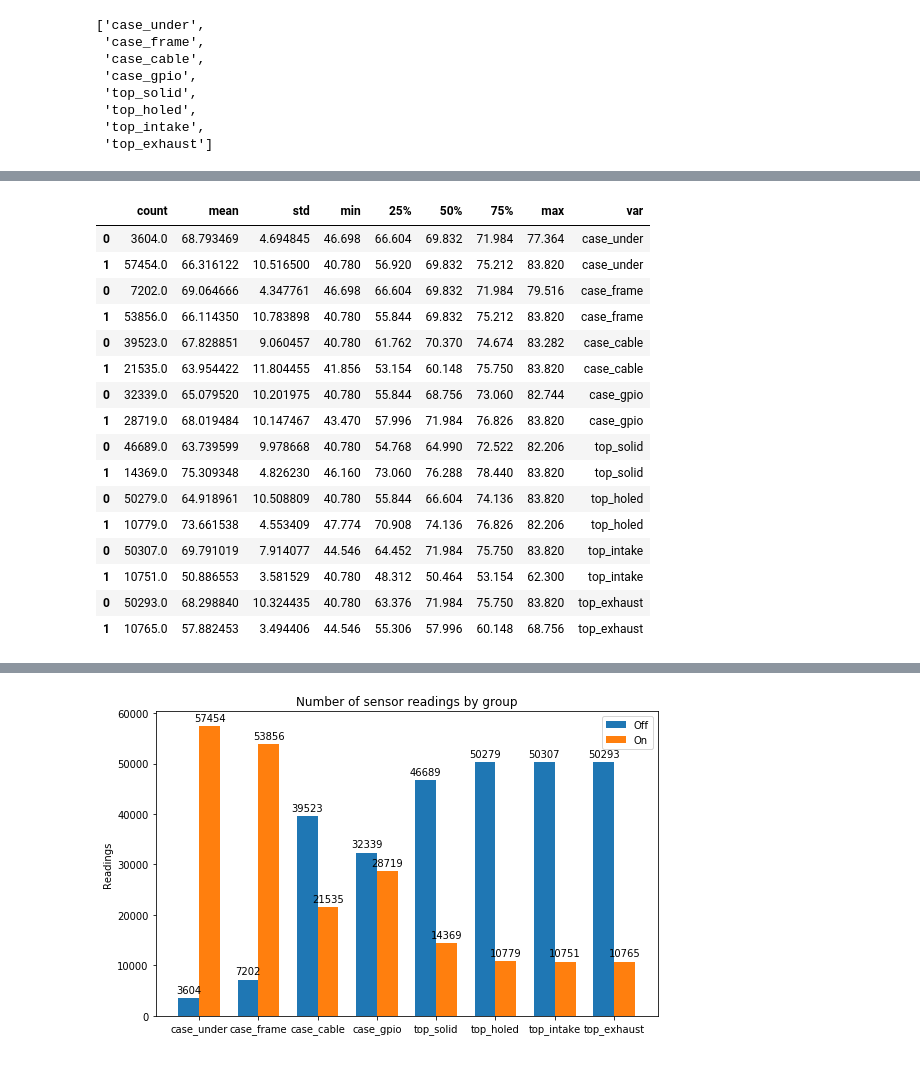
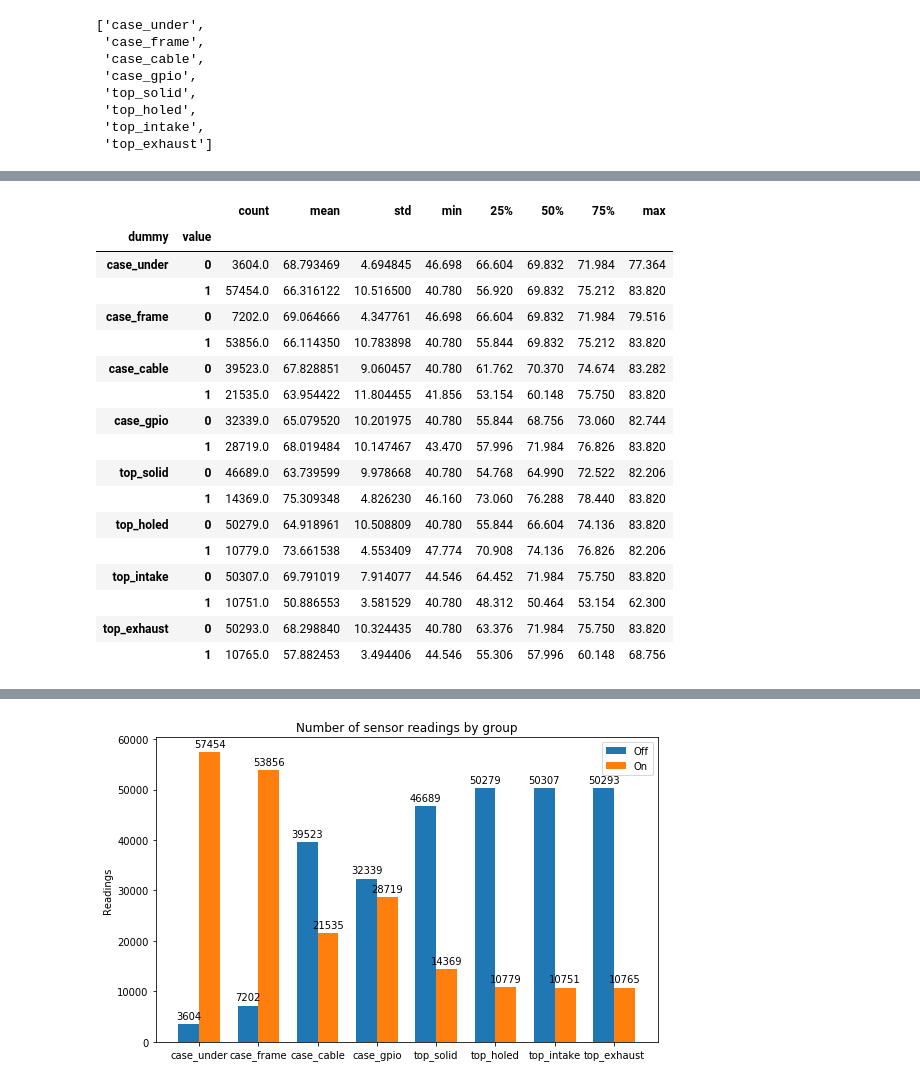
Before and after one commit to sjchiass/pitemp, a Jupyter notebook: 02_descriptive.ipynb, the cells around one changed output, grey strips where cells are left out. Drawn from its saved outputs; the diff is of its cells as text; code cells hidden in the pictures.

```diff
--- a/02_descriptive.ipynb
+++ b/02_descriptive.ipynb
@@ -55,21 +84,29 @@ In pandas this function is `.describe()`.
 # %%
-# Prettier print
-pd.concat([df.groupby(x)["temp"].describe().assign(var = x) for x in dummies])
+(
+    pd.concat(
+        [df.groupby(x)["temp"]
+         .describe()
+         .assign(dummy = x) for x in dummies])
+    .reset_index()
+    .rename({"index" : "value"}, axis=1)
+    .set_index(["dummy", "value"], drop=True) # Prettier print by .set_index()
+)
 # %% [output]
-|  | count | mean | std | min | 25% | 50% | 75% | max | var |
-| 0 | 3604.0 | 68.793469 | 4.694845 | 46.698 | 66.604 | 69.832 | 71.984 | 77.364 | case_under |
-| 1 | 57454.0 | 66.316122 | 10.516500 | 40.780 | 56.920 | 69.832 | 75.212 | 83.820 | case_under |
-| 0 | 7202.0 | 69.064666 | 4.347761 | 46.698 | 66.604 | 69.832 | 71.984 | 79.516 | case_frame |
-| 1 | 53856.0 | 66.114350 | 10.783898 | 40.780 | 55.844 | 69.832 | 75.212 | 83.820 | case_frame |
-| 0 | 39523.0 | 67.828851 | 9.060457 | 40.780 | 61.762 | 70.370 | 74.674 | 83.282 | case_cable |
-| 1 | 21535.0 | 63.954422 | 11.804455 | 41.856 | 53.154 | 60.148 | 75.750 | 83.820 | case_cable |
-| 0 | 32339.0 | 65.079520 | 10.201975 | 40.780 | 55.844 | 68.756 | 73.060 | 82.744 | case_gpio |
-| 1 | 28719.0 | 68.019484 | 10.147467 | 43.470 | 57.996 | 71.984 | 76.826 | 83.820 | case_gpio |
-| 0 | 46689.0 | 63.739599 | 9.978668 | 40.780 | 54.768 | 64.990 | 72.522 | 82.206 | top_solid |
-| 1 | 14369.0 | 75.309348 | 4.826230 | 46.160 | 73.060 | 76.288 | 78.440 | 83.820 | top_solid |
-| 0 | 50279.0 | 64.918961 | 10.508809 | 40.780 | 55.844 | 66.604 | 74.136 | 83.820 | top_holed |
-| 1 | 10779.0 | 73.661538 | 4.553409 | 47.774 | 70.908 | 74.136 | 76.826 | 82.206 | top_holed |
-| 0 | 50307.0 | 69.791019 | 7.914077 | 44.546 | 64.452 | 71.984 | 75.750 | 83.820 | top_intake |
-| 1 | 10751.0 | 50.886553 | 3.581529 | 40.780 | 48.312 | 50.464 | 53.154 | 62.300 | top_intake |
-| 0 | 50293.0 | 68.298840 | 10.324435 | 40.780 | 63.376 | 71.984 | 75.750 | 83.820 | top_exhaust |
-| 1 | 10765.0 | 57.882453 | 3.494406 | 44.546 | 55.306 | 57.996 | 60.148 | 68.756 | top_exhaust |
+|  |  | count | mean | std | min | 25% | 50% | 75% | max |
+| dummy | value |  |  |  |  |  |  |  |  |
+| case_under | 0 | 3604.0 | 68.793469 | 4.694845 | 46.698 | 66.604 | 69.832 | 71.984 | 77.364 |
+|  | 1 | 57454.0 | 66.316122 | 10.516500 | 40.780 | 56.920 | 69.832 | 75.212 | 83.820 |
+| case_frame | 0 | 7202.0 | 69.064666 | 4.347761 | 46.698 | 66.604 | 69.832 | 71.984 | 79.516 |
+|  | 1 | 53856.0 | 66.114350 | 10.783898 | 40.780 | 55.844 | 69.832 | 75.212 | 83.820 |
+| case_cable | 0 | 39523.0 | 67.828851 | 9.060457 | 40.780 | 61.762 | 70.370 | 74.674 | 83.282 |
+|  | 1 | 21535.0 | 63.954422 | 11.804455 | 41.856 | 53.154 | 60.148 | 75.750 | 83.820 |
+| case_gpio | 0 | 32339.0 | 65.079520 | 10.201975 | 40.780 | 55.844 | 68.756 | 73.060 | 82.744 |
+|  | 1 | 28719.0 | 68.019484 | 10.147467 | 43.470 | 57.996 | 71.984 | 76.826 | 83.820 |
+| top_solid | 0 | 46689.0 | 63.739599 | 9.978668 | 40.780 | 54.768 | 64.990 | 72.522 | 82.206 |
+|  | 1 | 14369.0 | 75.309348 | 4.826230 | 46.160 | 73.060 | 76.288 | 78.440 | 83.820 |
+| top_holed | 0 | 50279.0 | 64.918961 | 10.508809 | 40.780 | 55.844 | 66.604 | 74.136 | 83.820 |
+|  | 1 | 10779.0 | 73.661538 | 4.553409 | 47.774 | 70.908 | 74.136 | 76.826 | 82.206 |
+| top_intake | 0 | 50307.0 | 69.791019 | 7.914077 | 44.546 | 64.452 | 71.984 | 75.750 | 83.820 |
+|  | 1 | 10751.0 | 50.886553 | 3.581529 | 40.780 | 48.312 | 50.464 | 53.154 | 62.300 |
+| top_exhaust | 0 | 50293.0 | 68.298840 | 10.324435 | 40.780 | 63.376 | 71.984 | 75.750 | 83.820 |
+|  | 1 | 10765.0 | 57.882453 | 3.494406 | 44.546 | 55.306 | 57.996 | 60.148 | 68.756 |
```
Also changed, not shown: parts of 15 cells of this notebook, 3 other files.
